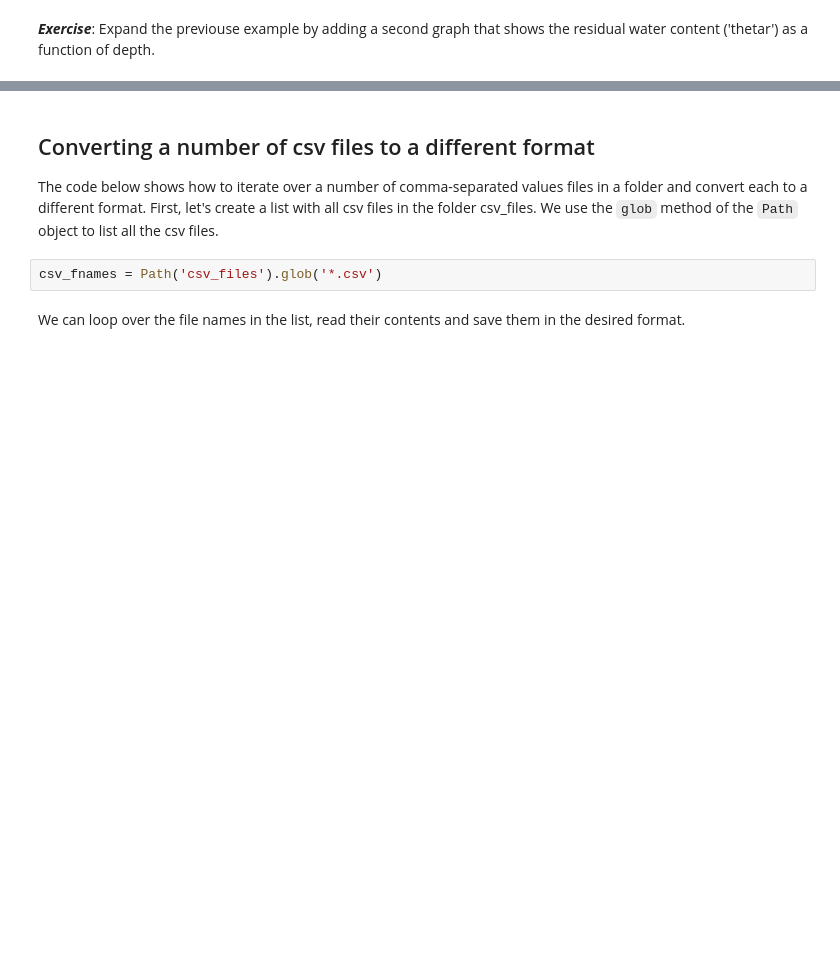
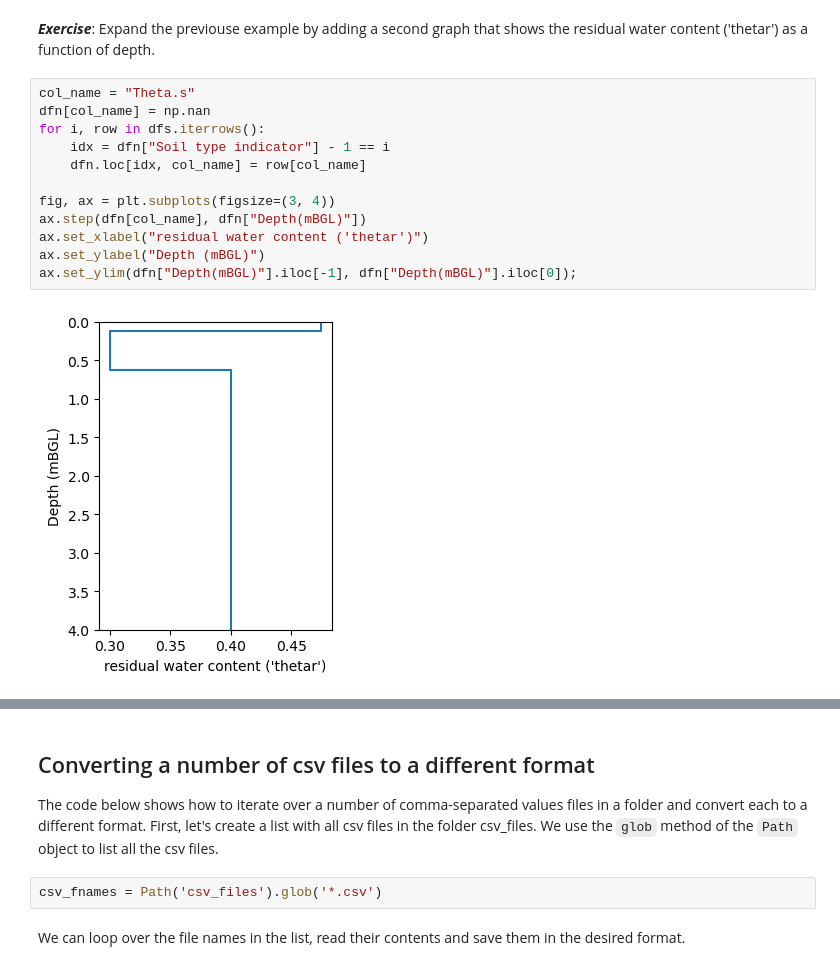
Before and after one commit to vincentpost/PythonMasterclass, a Jupyter notebook: session_08_misc.ipynb, the cells around one changed output, grey strips where cells are left out. Drawn from its saved outputs; the diff is of its cells as text; blank space fills up the shorter version.

```diff
--- a/session_08_misc.ipynb
+++ b/session_08_misc.ipynb
@@ -142,2 +154,16 @@ ax.set_ylim(dfn["Depth(mBGL)"].iloc[-1], dfn["Depth(mBGL)"].iloc[0]);
 # %% [markdown]
 ***Exercise***: Expand the previouse example by adding a second graph that shows the residual water content ('thetar') as a function of depth.
+# %%
+col_name = "Theta.s"
+dfn[col_name] = np.nan
+for i, row in dfs.iterrows():
+    idx = dfn["Soil type indicator"] - 1 == i
+    dfn.loc[idx, col_name] = row[col_name]
+
+fig, ax = plt.subplots(figsize=(3, 4))
+ax.step(dfn[col_name], dfn["Depth(mBGL)"])
+ax.set_xlabel("residual water content ('thetar')")
+ax.set_ylabel("Depth (mBGL)")
+ax.set_ylim(dfn["Depth(mBGL)"].iloc[-1], dfn["Depth(mBGL)"].iloc[0]);
+# %% [output]
+[figure, added]
```
Also changed, not shown: parts of 8 cells of this notebook.
